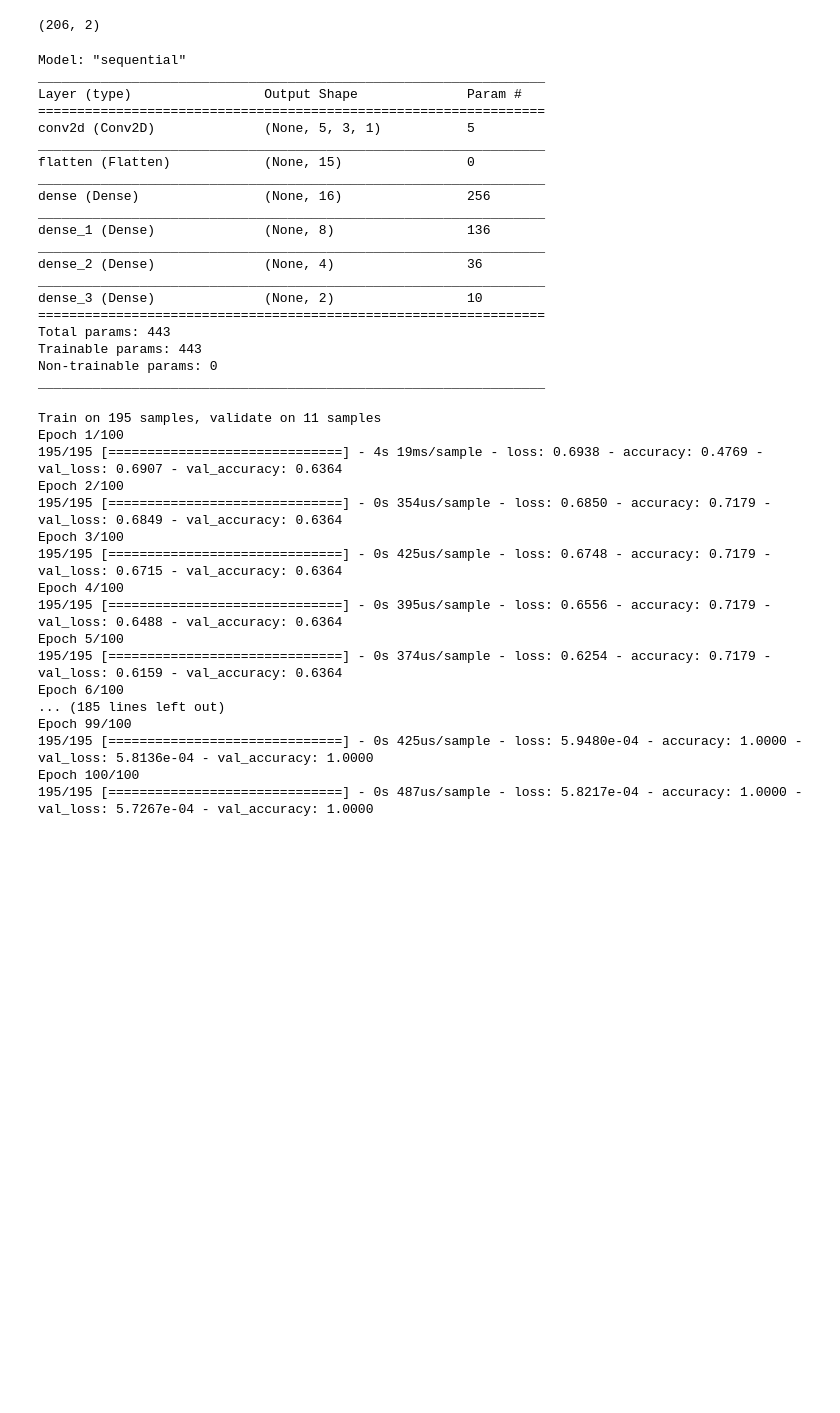
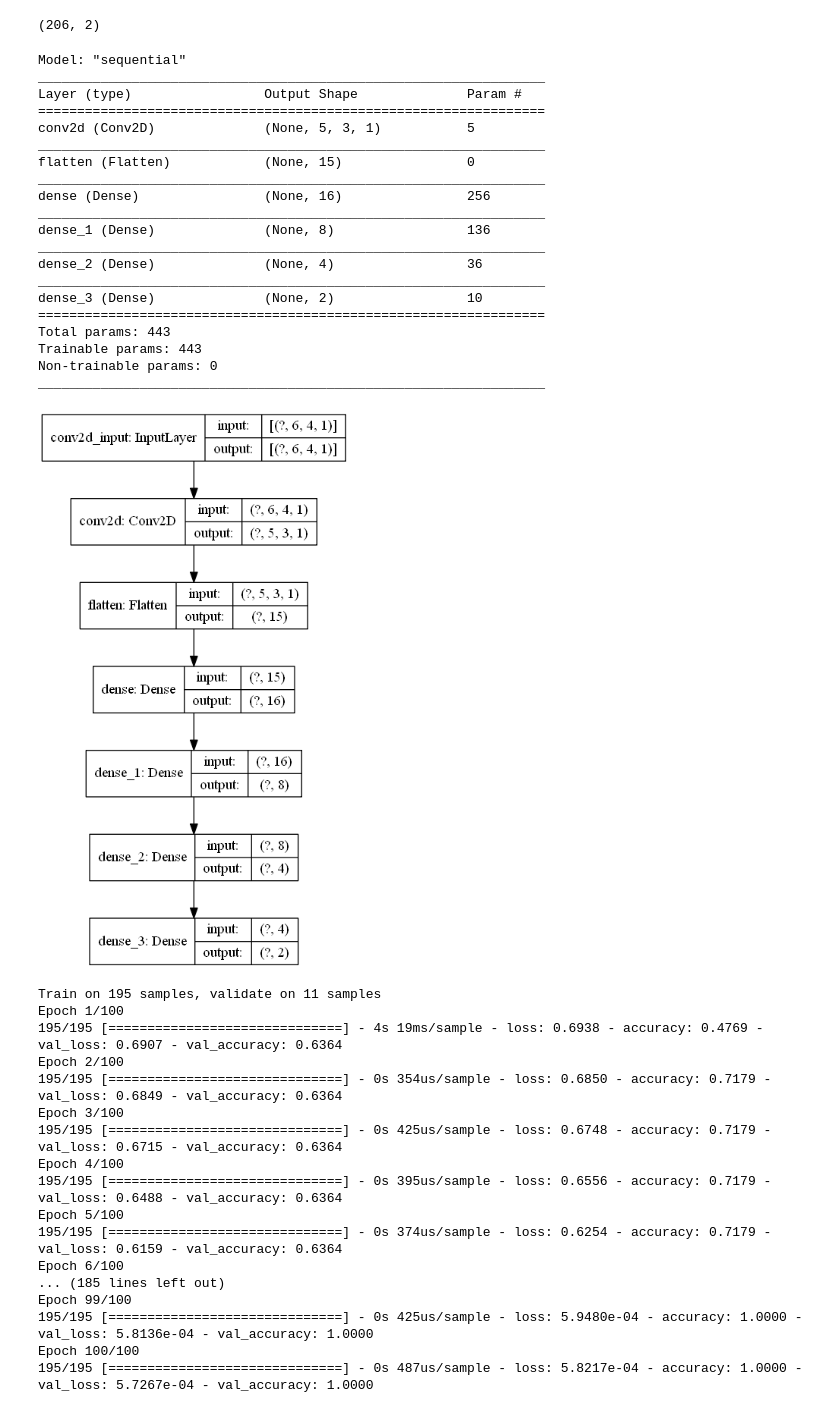
Before and after one commit to mhamzai/FYP-Smart-Hosptial-Bed, a Jupyter notebook: NeuralNetwork/neuralNetwork.ipynb, the cells around one changed output. Drawn from its saved outputs; the diff is of its cells as text; code cells hidden in the pictures; blank space fills up the shorter version.

```diff
--- a/NeuralNetwork/neuralNetwork.ipynb
+++ b/NeuralNetwork/neuralNetwork.ipynb
@@ -84,27 +85,29 @@ model = tf.keras.Sequential([
 # %%
 model.compile(optimizer='adam', loss='categorical_crossentropy', metrics=['accuracy'])
 model.summary()
+plot_model(model, to_file='Body Detection.png', show_shapes=True, show_layer_names=True)
 # %% [output]
 Model: "sequential"
 _________________________________________________________________
 Layer (type)                 Output Shape              Param #
 =================================================================
 conv2d (Conv2D)              (None, 5, 3, 1)           5
 _________________________________________________________________
 flatten (Flatten)            (None, 15)                0
 _________________________________________________________________
 dense (Dense)                (None, 16)                256
 _________________________________________________________________
 dense_1 (Dense)              (None, 8)                 136
 _________________________________________________________________
 dense_2 (Dense)              (None, 4)                 36
 _________________________________________________________________
 dense_3 (Dense)              (None, 2)                 10
 =================================================================
 Total params: 443
 Trainable params: 443
 Non-trainable params: 0
 _________________________________________________________________
+[figure, added]
 # %%
 model.fit(X_train, y_train, batch_size = batch_size, epochs = nb_epochs, verbose = 1, validation_data = (X_test, y_test))
 # %% [output]
```
Also changed, not shown: parts of 3 cells of this notebook, 4 other files.
